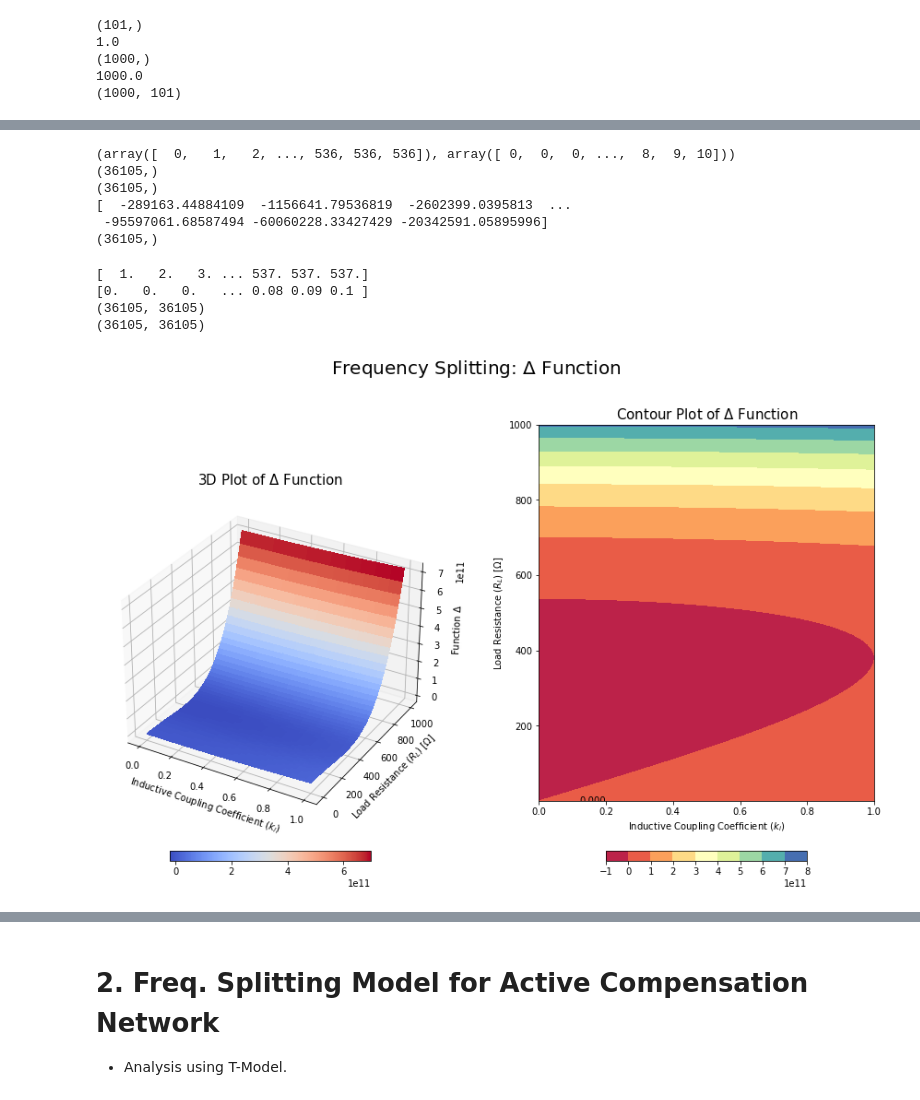
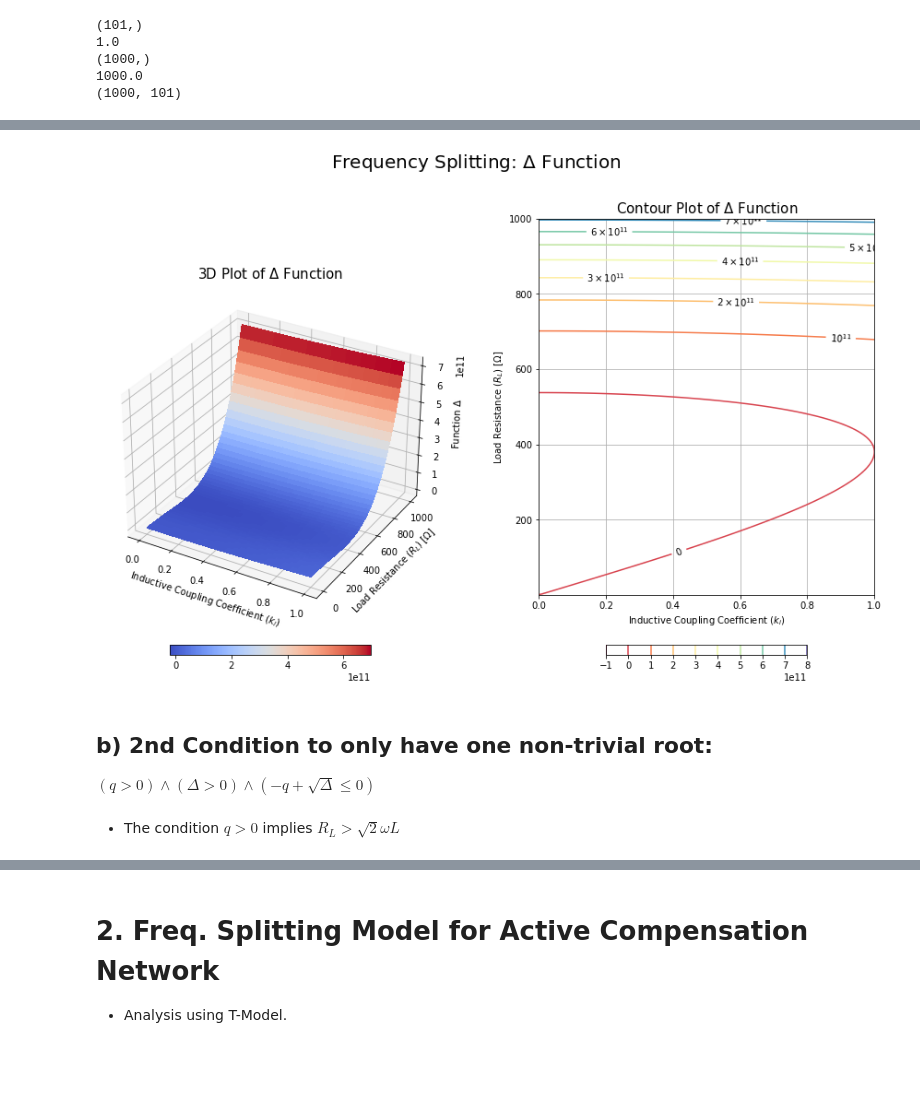
Before and after one commit to SanTT19/Symbolic_Python, a Jupyter notebook: Active_CN_Model.ipynb, the cells around one changed output, grey strips where cells are left out. Saved outputs shown, nothing was run; the diff lists cells and outputs as text; code cells hidden in the pictures; blank space fills up the shorter version.

```diff
--- a/Active_CN_Model.ipynb
+++ b/Active_CN_Model.ipynb
@@ -177,44 +156,3 @@ print(R_L_m.shape)
-# %%
-# Only the negative part of the function is useful
-
-# Find the indixes of f_delta < 0
-ind_fd = np.where(f_delta < 0)
-print(ind_fd)
-print(ind_fd[0].shape)
-print(ind_fd[1].shape)
-
-# Keep the negative values only
-f_neg = f_delta[ind_fd[0], ind_fd[1]]
-print(f_neg)
-print(f_neg.shape)
-# %% [output]
-(array([  0,   1,   2, ..., 536, 536, 536]), array([ 0,  0,  0, ...,  8,  9, 10]))
-(36105,)
-(36105,)
-[  -289163.44884109  -1156641.79536819  -2602399.0395813  ...
- -95597061.68587494 -60060228.33427429 -20342591.05895996]
-(36105,)
-# %%
-# A new grid is necessary
-RL_n = R_L[ind_fd[0]]
-print(RL_n)
-
-ki_n = k_i[ind_fd[1]]
-print(ki_n)
-
-# Create new mesh
-kin_m, RLn_m = np.meshgrid(ki_n, RL_n)
-
-print(kin_m.shape)
-print(RLn_m.shape)
-
-# Check right selection
-#print()
-# %% [output]
-[  1.   2.   3. ... 537. 537. 537.]
-[0.   0.   0.   ... 0.08 0.09 0.1 ]
-(36105, 36105)
-(36105, 36105)
 # %%
 #interactive plotting in separate window
 #%matplotlib qt
@@ -223,17 +161,17 @@ print(RLn_m.shape)
 %matplotlib inline
 
 # Set the plot --> size(width, height)
-fig = plt.figure(figsize=(15,10))
+fig1 = plt.figure(figsize=(15,10))
 
 ################
 # 1st Subplot
 ################
 
 # Set the subplot for the two graphs
-axs = fig.add_subplot(1, 2, 1, projection = '3d')
+axs = fig1.add_subplot(1, 2, 1, projection = '3d')
 
 # Complete figure information
-fig.suptitle('Frequency Splitting: $\Delta$ Function', fontsize = 20)
+fig1.suptitle('Frequency Splitting: $\Delta$ Function', fontsize = 20)
 
 # For a simple 3D plot
 #ax = fig.gca(projection = '3d')
@@ -254,36 +192,47 @@ surf = axs.plot_surface(k_i_m, R_L_m, f_delta, cmap = cm.coolwarm,
 #plt.rcParams["figure.figsize"] = (30,30)
 
 # Add a color bar which maps values to colors.
 plt.colorbar(surf, orientation = 'horizontal', shrink=0.6,
              aspect=20, pad = 0.05)
 
 ################
 # 2nd Subplot
 ################
 
 # Set the subplot for the two graphs
-axs = fig.add_subplot(1, 2, 2)
+axs = fig1.add_subplot(1, 2, 2)
 
 # Plot the contour plot
-cp = plt.contourf(k_i_m, R_L_m, f_delta, cmap = cm.Spectral)
+cp = plt.contour(k_i_m, R_L_m, f_delta, cmap = cm.Spectral)
 
 # Define the levels to label
-c_labels = [0.e0]
-axs.clabel(cp, c_labels, inline = 1, colors = 'k', fmt = '%1.3f', fontsize = 10)
+#c_labels = [0.e0]
+# To specify scientific notation
+fmt = ticker.LogFormatterSciNotation()
+
+axs.clabel(cp, inline = 1, colors = 'k', fmt = fmt, fontsize = 10)
 
 # Color bar
 plt.colorbar(cp, orientation = 'horizontal', shrink=0.6,
              aspect=20, pad = 0.1)
 
 # Information
 axs.set_title('Contour Plot of $\Delta$ Function', fontsize = 15)
 
 # Axis labels
 axs.set_xlabel('Inductive Coupling Coefficient ($k_{i}$)')
 axs.set_ylabel('Load Resistance ($R_{L}$) [$\Omega$]')
 
+axs.xaxis.grid(True)
+axs.yaxis.grid(True)
+
 # Distance between subplots
-fig.subplots_adjust(wspace=0.3)
+fig1.subplots_adjust(wspace=0.3)
 plt.show()
 # %% [output]
-[figure, old version]
+[figure, new version]
+# %% [markdown]
+## b) 2nd Condition to only have one non-trivial root:
+$(q>0) \wedge (\Delta>0) \wedge (-q + \sqrt{\Delta} \leq 0)$
+# %% [markdown]
+- The condition $q>0$ implies $R_{L}> \sqrt{2}\omega L$
```
Also changed, not shown: parts of 21 cells of this notebook.
